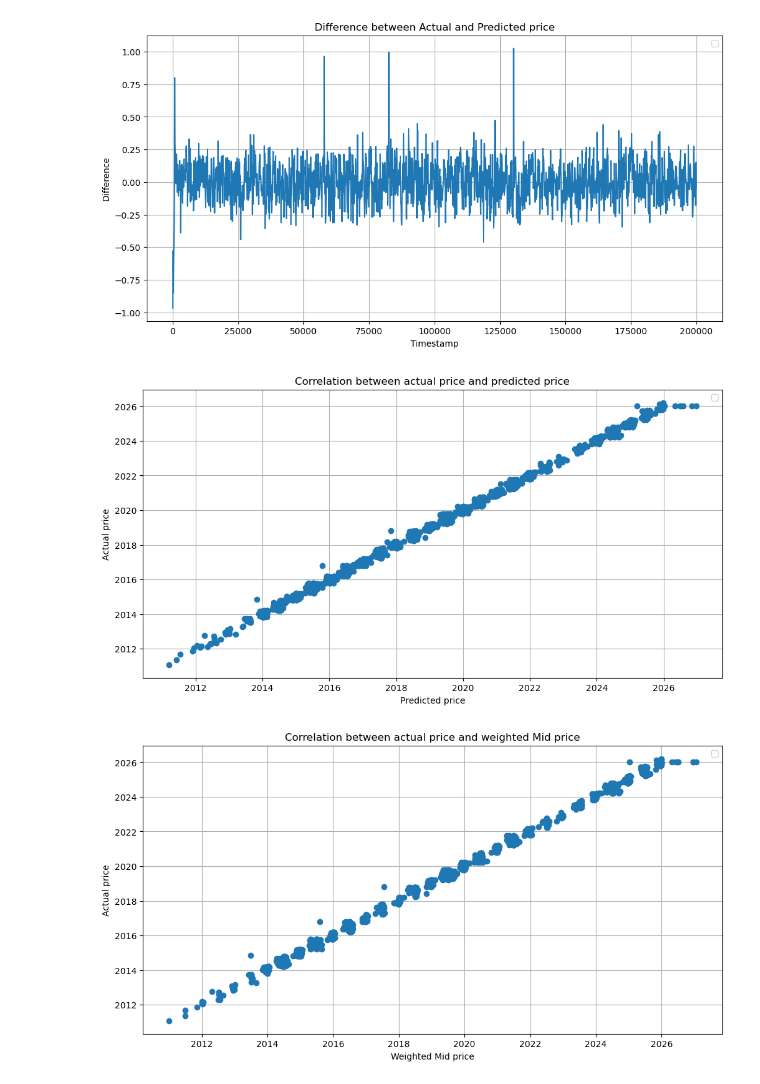
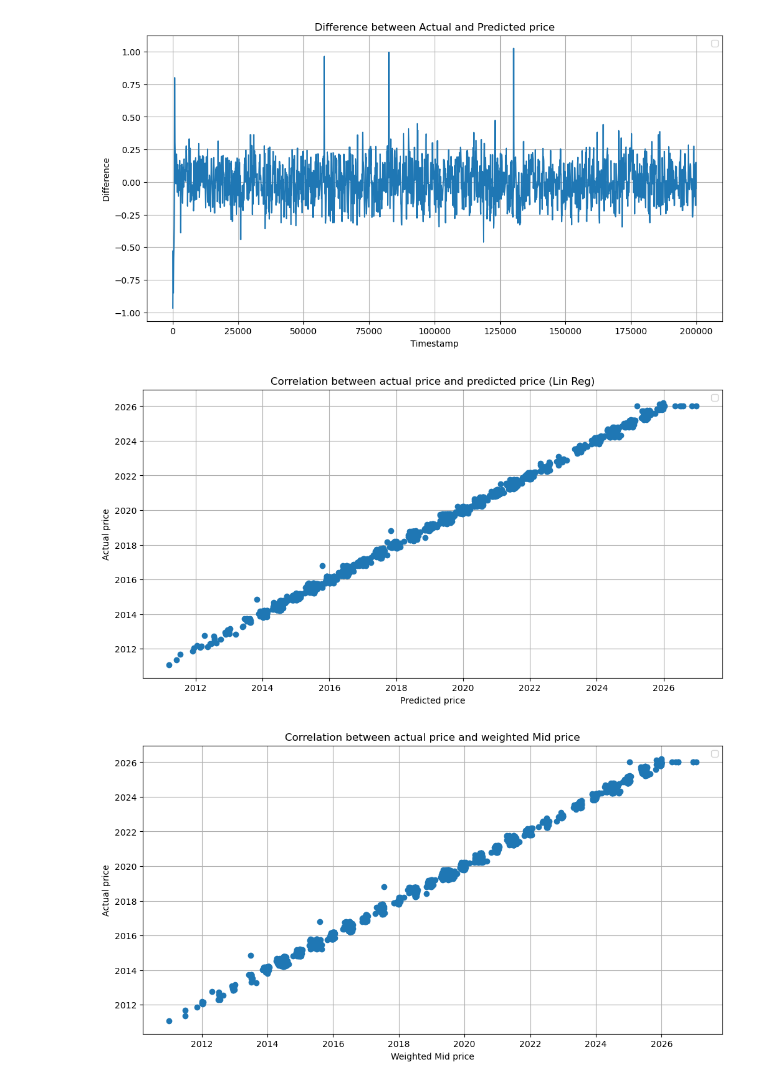
Before and after one commit to UlrichVestuche/IMC-Prosperity-3, a Jupyter notebook: Tutorial Gleb/data_ga.ipynb, the cells around one changed output. Cells and saved outputs as stored; diff of their text form; code cells hidden in the pictures.

```diff
--- a/Tutorial Gleb/data_ga.ipynb
+++ b/Tutorial Gleb/data_ga.ipynb
@@ -344,14 +318,14 @@ plt.show()
 # %%
 plt.figure(figsize=(12, 6))
 plt.plot(y_pred ,y ,'o')
 plt.xlabel('Predicted price')
 plt.ylabel('Actual price')
-plt.title('Correlation between actual price and predicted price')
+plt.title('Correlation between actual price and predicted price (Lin Reg)')
 plt.legend()
 plt.grid(True)
 plt.show()
 # %% [output]
-[figure, old version]
+[figure, new version]
 # %%
 #df_kelp_rolling_mid = [x for x in df_kelp['mid_price'].rolling(window=4).mean()]
 df_kelp_actual_price = [x + 2026 for x in df_kelp['profit_and_loss']]
```
Also changed, not shown: parts of 8 cells of this notebook, 9 other files.
